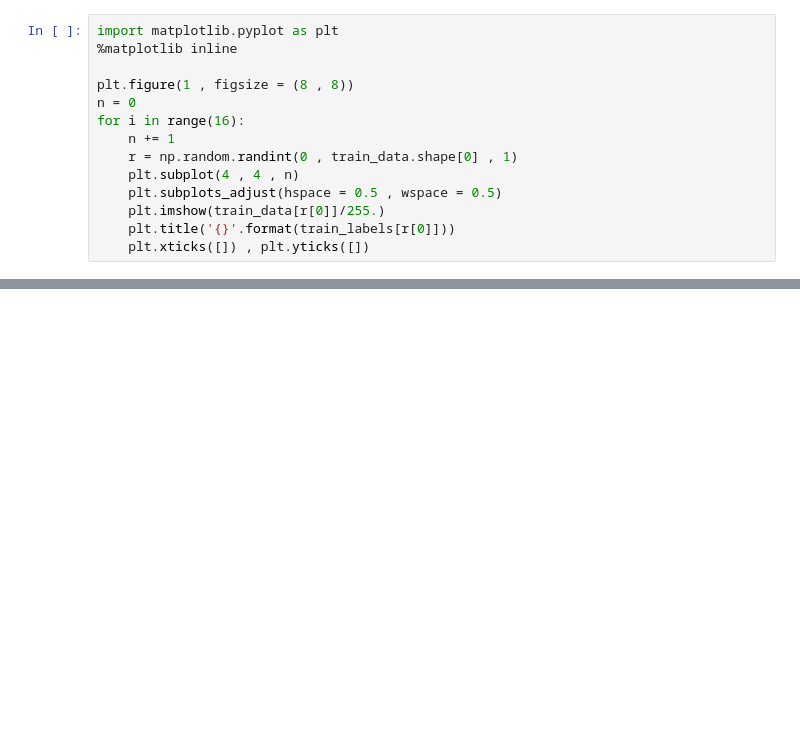
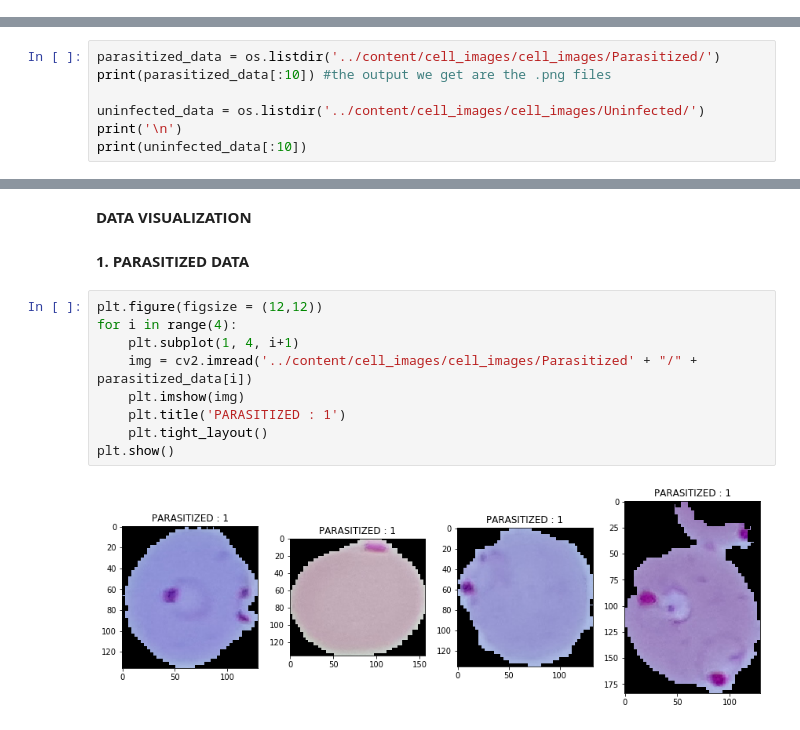
Before and after one commit to Ragib01/deep-learning, a Jupyter notebook: Malaria Cell Image Classification/MaleriaFinal.ipynb, the cells around one changed output, grey strips where cells are left out. Saved outputs shown, nothing was run; the diff lists cells and outputs as text; blank space fills up the shorter version.

Commit message:
Malaria Cell Image notebook file update

```diff
--- a/Malaria Cell Image Classification/MaleriaFinal.ipynb
+++ b/Malaria Cell Image Classification/MaleriaFinal.ipynb
@@ -169,14 +0,0 @@ ThreadPoolExecutor-1_8: working on img num: 8267
-# %%
-import matplotlib.pyplot as plt
-%matplotlib inline
-
-plt.figure(1 , figsize = (8 , 8))
-n = 0
-for i in range(16):
-    n += 1
-    r = np.random.randint(0 , train_data.shape[0] , 1)
-    plt.subplot(4 , 4 , n)
-    plt.subplots_adjust(hspace = 0.5 , wspace = 0.5)
-    plt.imshow(train_data[r[0]]/255.)
-    plt.title('{}'.format(train_labels[r[0]]))
-    plt.xticks([]) , plt.yticks([])
@@ -546,0 +21,7 @@ import pandas as pd
+# %%
+parasitized_data = os.listdir('../content/cell_images/cell_images/Parasitized/')
+print(parasitized_data[:10]) #the output we get are the .png files
+
+uninfected_data = os.listdir('../content/cell_images/cell_images/Uninfected/')
+print('\n')
+print(uninfected_data[:10])
@@ -546,0 +33,15 @@ import pandas as pd
+# %% [markdown]
+**DATA VISUALIZATION**[](http://)
+# %% [markdown]
+**1. PARASITIZED DATA**
+# %%
+plt.figure(figsize = (12,12))
+for i in range(4):
+    plt.subplot(1, 4, i+1)
+    img = cv2.imread('../content/cell_images/cell_images/Parasitized' + "/" + parasitized_data[i])
+    plt.imshow(img)
+    plt.title('PARASITIZED : 1')
+    plt.tight_layout()
+plt.show()
+# %% [output]
+[figure, added]
```
Also changed, not shown: parts of 52 cells of this notebook.
